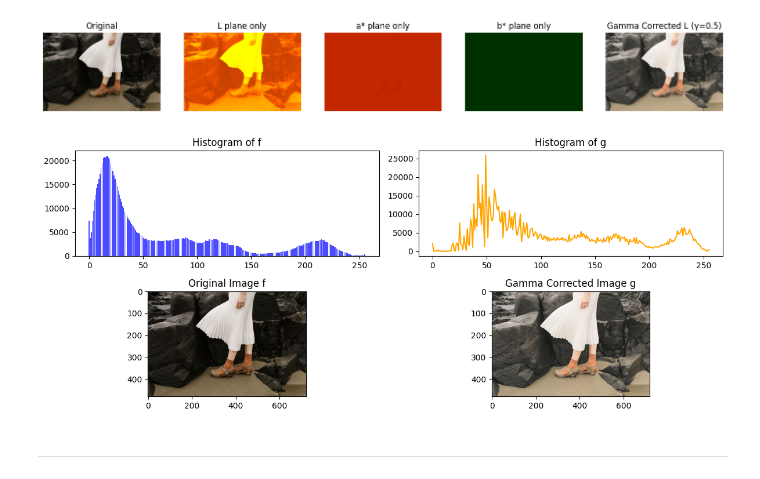
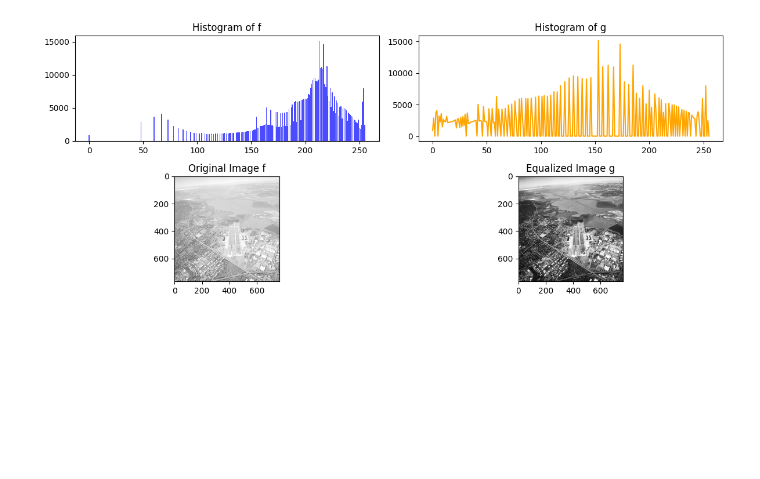
Before and after one commit to Arunodani/Intensity-Transformations-and-Neighborhood-Filtering, a Jupyter notebook: 258764G.ipynb, the cells around one changed output. Drawn from its saved outputs; the diff is of its cells as text; code cells hidden in the pictures; blank space fills up the shorter version.

```diff
--- a/258764G.ipynb
+++ b/258764G.ipynb
@@ -53,3 +8,3 @@ plt.show()
 # %%
-im = cv.imread(r'C:\Users\94775\Desktop\msc\Semester III\Computer Vision\258764G\highlights_and_shadows.jpg', cv.IMREAD_COLOR) #IMREAD_COLOR --> open the image as a colored one
-assert im is not None, 'Image not found' #If the image not found
+f = cv.imread(r'C:\Users\94775\Desktop\msc\Semester III\Computer Vision\258764G\runway.png', cv.IMREAD_GRAYSCALE)
+assert f is not None, 'Image not found'
@@ -80,17 +10,0 @@ im_gamma = cv.cvtColor(lab_gamma, cv.COLOR_LAB2BGR)
-# %%
-fig, ax = plt.subplots(1,5,figsize=(18,8))
-ax[0].imshow(cv.cvtColor(im, cv.COLOR_BGR2RGB))
-ax[0].set_title('Original')
-ax[1].imshow(cv.cvtColor(L_plane, cv.COLOR_LAB2BGR))
-ax[1].set_title('L plane only')
-ax[2].imshow(cv.cvtColor(a_plane, cv.COLOR_LAB2BGR))
-ax[2].set_title('a* plane only')
-ax[3].imshow(cv.cvtColor(b_plane, cv.COLOR_LAB2BGR))
-ax[3].set_title('b* plane only')
-ax[4].imshow(cv.cvtColor(im_gamma, cv.COLOR_BGR2RGB))
-ax[4].set_title(f'Gamma Corrected L (γ={gamma})')
-for a in ax:
-    a.axis('off')
-plt.show()
-# %% [output]
-[figure, removed]
@@ -97,28 +16,21 @@ plt.show()
+# %%
+hist = np.bincount(f.ravel(), minlength=256)
+cum_hist = np.cumsum(hist)
+t = np.array([(L-1)/(M*N)*cum_hist[k] for k in range(256)], dtype=np.uint8)
+
+g = t[f]
 # %%
-f = cv.cvtColor(im, cv.COLOR_BGR2RGB)
-g = cv.cvtColor(im_gamma, cv.COLOR_BGR2RGB)
-
-M, N = f.shape[0], f.shape[1]
-M
-
-L = 255
-
-hist = np.bincount(f.ravel(), minlength=256)
-
 hist_g = np.bincount(g.ravel(), minlength=256)
-
 fig, ax = plt.subplots(2,2, figsize=(12,5))
 ax[0,0].bar(range(256), hist, color='blue', alpha=0.7)
 ax[0,0].set_title('Histogram of f')
 ax[0,1].plot(range(256), hist_g, color='orange')
 ax[0,1].set_title('Histogram of g')
 ax[1,0].imshow(f, cmap='gray', vmin=0, vmax=255)
 ax[1,0].set_title('Original Image f')
 ax[1,1].imshow(g, cmap='gray', vmin=0, vmax=255)
-ax[1,1].set_title('Gamma Corrected Image g')
+ax[1,1].set_title('Equalized Image g')
 plt.tight_layout()
 plt.show()
 # %% [output]
-[figure, old version]
+[figure, new version]
-# %% [markdown]
----
```
Also changed, not shown: parts of 8 cells of this notebook.
